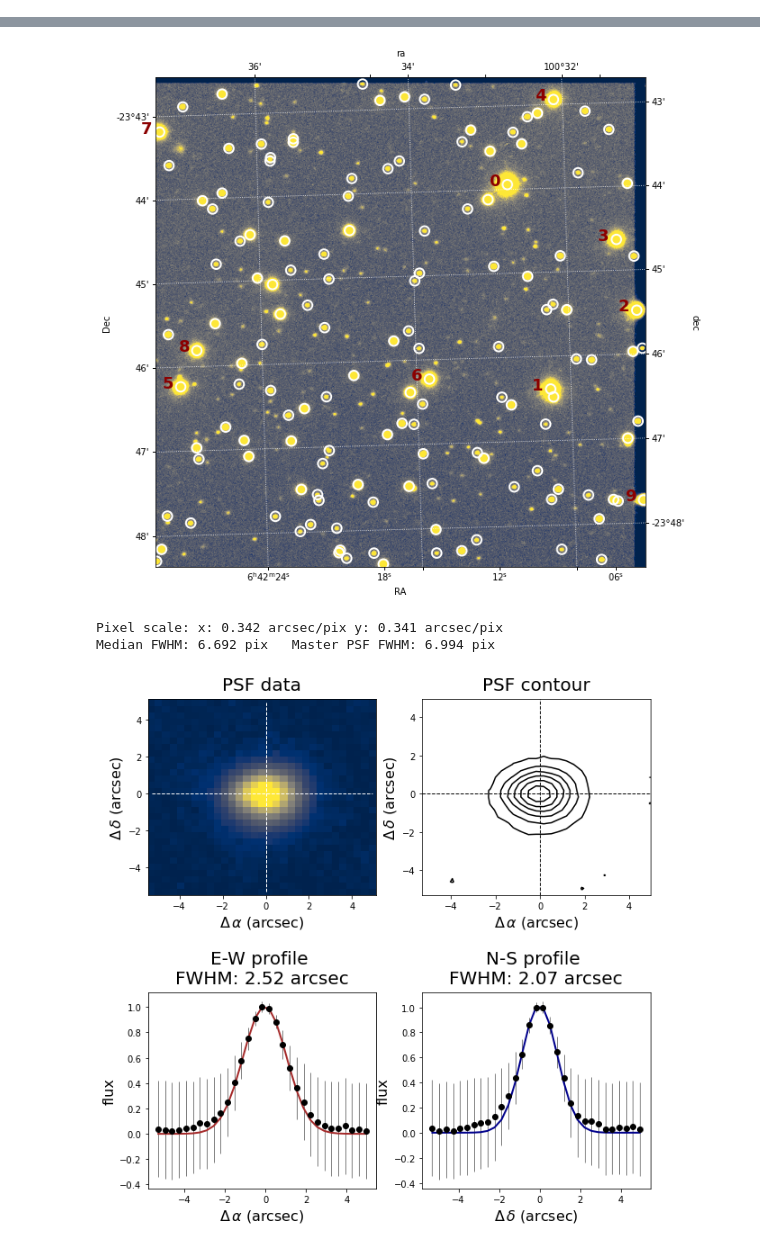
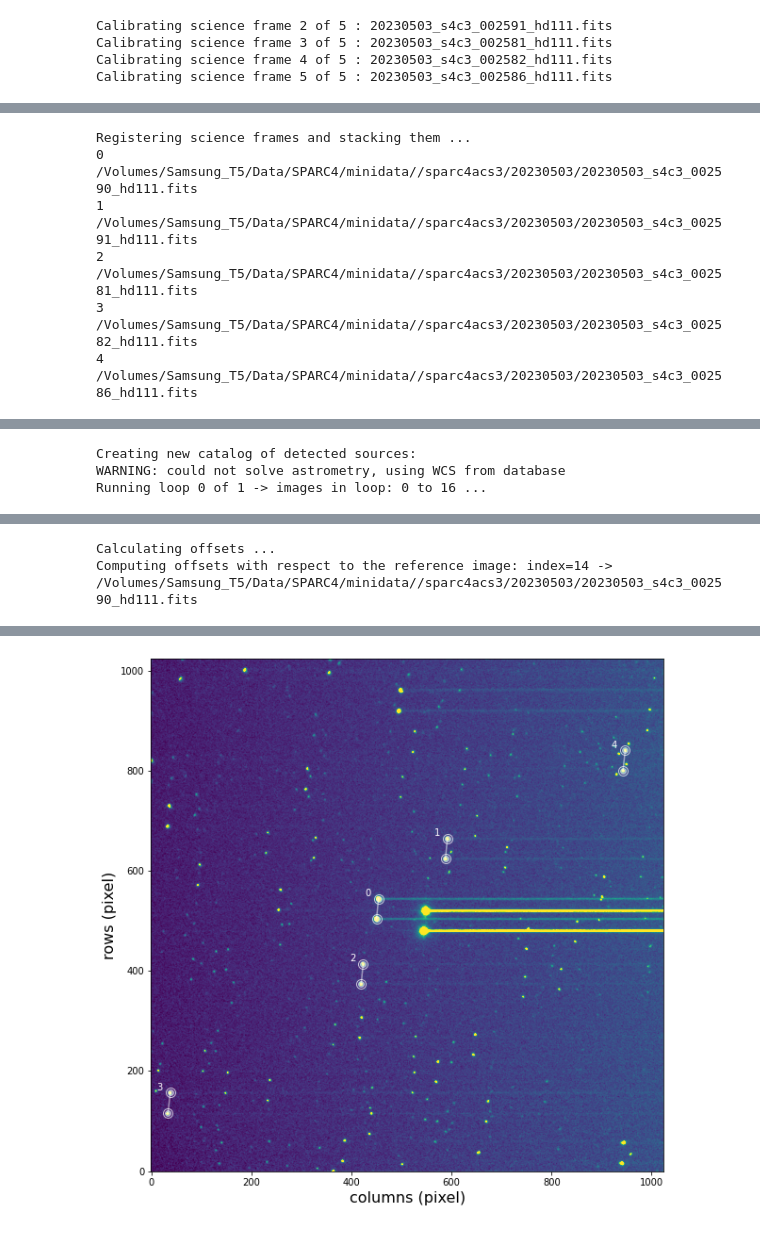
Before and after one commit to edermartioli/sparc4-pipeline, a Jupyter notebook: notebooks/sp4_sci_image_reduction.ipynb, the cells around one changed output, grey strips where cells are left out. Saved outputs shown, nothing was run; the diff lists cells and outputs as text; code cells hidden in the pictures.

```diff
--- a/notebooks/sp4_sci_image_reduction.ipynb
+++ b/notebooks/sp4_sci_image_reduction.ipynb
@@ -57 +49,9 @@ p["ASTROM_REF_IMG"] = p["ASTROM_REF_IMGS"][CHANNEL-1]
+# %%
+# set master bias product file name
+p["master_bias"] = "{}/{}_s4c{}_MasterZero.fits".format(p['reduce_directories'][CHANNEL-1],NIGHTDIR,CHANNEL)
+# set master flat product file name
+p["master_flat"] = "{}/{}_s4c{}_MasterDomeFlat.fits".format(p['reduce_directories'][CHANNEL-1],NIGHTDIR,CHANNEL)
+
+# set reference image for astrometry
+p["ASTROM_REF_IMG"] = p["ASTROM_REF_IMGS"][CHANNEL-1]
 # %% [markdown]
@@ -61,18 +152,20 @@ p["ASTROM_REF_IMG"] = p["ASTROM_REF_IMGS"][CHANNEL-1]
 # %%
-for obj in p['objsInPhot'][CHANNEL-1] :
-    if obj == OBJECTID :
+for obj in p['objsInPolarl2'][CHANNEL-1] :
+    if obj == OBJECTID or OBJECTID == 'all':
         # set suffix for stack product
-        stack_suffix = "{}_s4c{}_{}".format(NIGHTDIR,p['CHANNELS'][CHANNEL-1],obj.replace(" ",""))
+        stack_suffix = "{}_s4c{}_{}_POL_L2".format(NIGHTDIR,p['CHANNELS'][CHANNEL-1],obj.replace(" ",""))
 
-        # reduce science data and calculate stack
-        p = s4pipelib.reduce_science_images(p,
-                                            p['objsInPhotdata'][CHANNEL-1][obj],
-                                            data_dir=data_dir,
-                                            reduce_dir=reduce_dir,
-                                            force=FORCE,
-                                            match_frames=True,
-                                            stack_suffix=stack_suffix,
-                                            polarimetry=False)
+        # get full list of science objects in the current channel
+        sci_list = p['objsInPolarL2data'][CHANNEL-1][obj]
 
-        # plot phot stack product
-        s4plt.plot_sci_frame(p['OBJECT_STACK'], nstars=10)
+        # run stack and reduce individual science images (produce *_proc.fits)
+        p = s4pipelib.stack_and_reduce_sci_images(p,
+                                                  sci_list,
+                                                  p['reduce_directories'][CHANNEL-1],
+                                                  stack_suffix=stack_suffix,
+                                                  force=FORCE,
+                                                  match_frames=True,
+                                                  polarimetry=True,
+                                                  verbose=True,
+                                                  plot=True)
+# %% [output]
@@ -78,0 +178,4 @@ for obj in p['objsInPhot'][CHANNEL-1] :
+Calibrating science frame 2 of 5 : 20230503_s4c3_002591_hd111.fits
+Calibrating science frame 3 of 5 : 20230503_s4c3_002581_hd111.fits
+Calibrating science frame 4 of 5 : 20230503_s4c3_002582_hd111.fits
+Calibrating science frame 5 of 5 : 20230503_s4c3_002586_hd111.fits
@@ -78,0 +185,6 @@ for obj in p['objsInPhot'][CHANNEL-1] :
+Registering science frames and stacking them ...
+0 /Volumes/Samsung_T5/Data/SPARC4/minidata//sparc4acs3/20230503/20230503_s4c3_002590_hd111.fits
+1 /Volumes/Samsung_T5/Data/SPARC4/minidata//sparc4acs3/20230503/20230503_s4c3_002591_hd111.fits
+2 /Volumes/Samsung_T5/Data/SPARC4/minidata//sparc4acs3/20230503/20230503_s4c3_002581_hd111.fits
+3 /Volumes/Samsung_T5/Data/SPARC4/minidata//sparc4acs3/20230503/20230503_s4c3_002582_hd111.fits
+4 /Volumes/Samsung_T5/Data/SPARC4/minidata//sparc4acs3/20230503/20230503_s4c3_002586_hd111.fits
@@ -78,0 +203,3 @@ for obj in p['objsInPhot'][CHANNEL-1] :
+Creating new catalog of detected sources:
+WARNING: could not solve astrometry, using WCS from database
+Running loop 0 of 1 -> images in loop: 0 to 16 ...
@@ -78,0 +224,2 @@ for obj in p['objsInPhot'][CHANNEL-1] :
+Calculating offsets ...
+Computing offsets with respect to the reference image: index=14 -> /Volumes/Samsung_T5/Data/SPARC4/minidata//sparc4acs3/20230503/20230503_s4c3_002590_hd111.fits
@@ -79,21 +258 @@ for obj in p['objsInPhot'][CHANNEL-1] :
+[figure, added]
-# %%
-if 'OBJECT_STACK' not in p.keys() :
-    p['OBJECT_STACK'] = '{}/{}_s4c{}_{}_stack.fits'.format(reduce_dir,NIGHTDIR,CHANNEL,OBJECTID)
-s4plt.plot_sci_frame(p['OBJECT_STACK'],
-                     cat_ext=9,
-                     nstars=10,
-                     percentile=97.,
-                     use_sky_coords=True)
-# %% [output]
-[figure, removed]
-# %%
-psf = s4pipelib.psf_analysis(p['OBJECT_STACK'],
-                             aperture=10,
-                             half_windowsize=15,
-                             polarimetry=False,
-                             plot=False,
-                             verbose=False)
-# %% [output]
-Pixel scale: x: 0.342 arcsec/pix y: 0.341 arcsec/pix
-Median FWHM: 6.692 pix   Master PSF FWHM: 6.994 pix
-[figure, removed]
```
Also changed, not shown: parts of 18 cells of this notebook, 6 other files.
